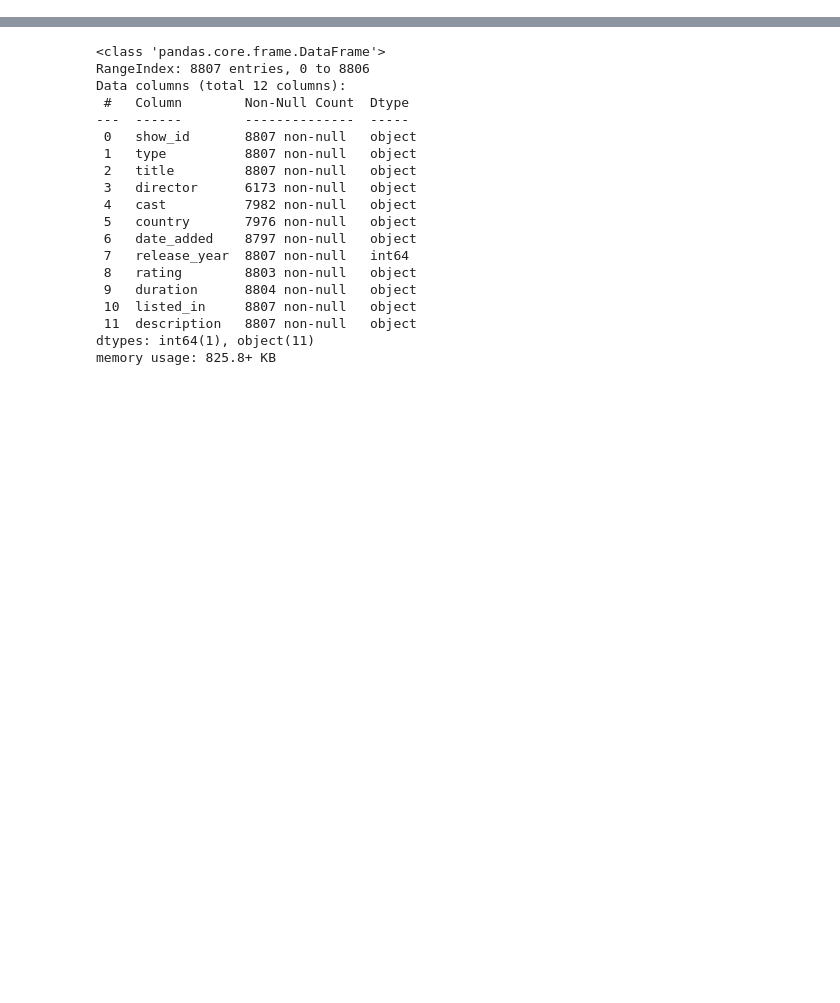
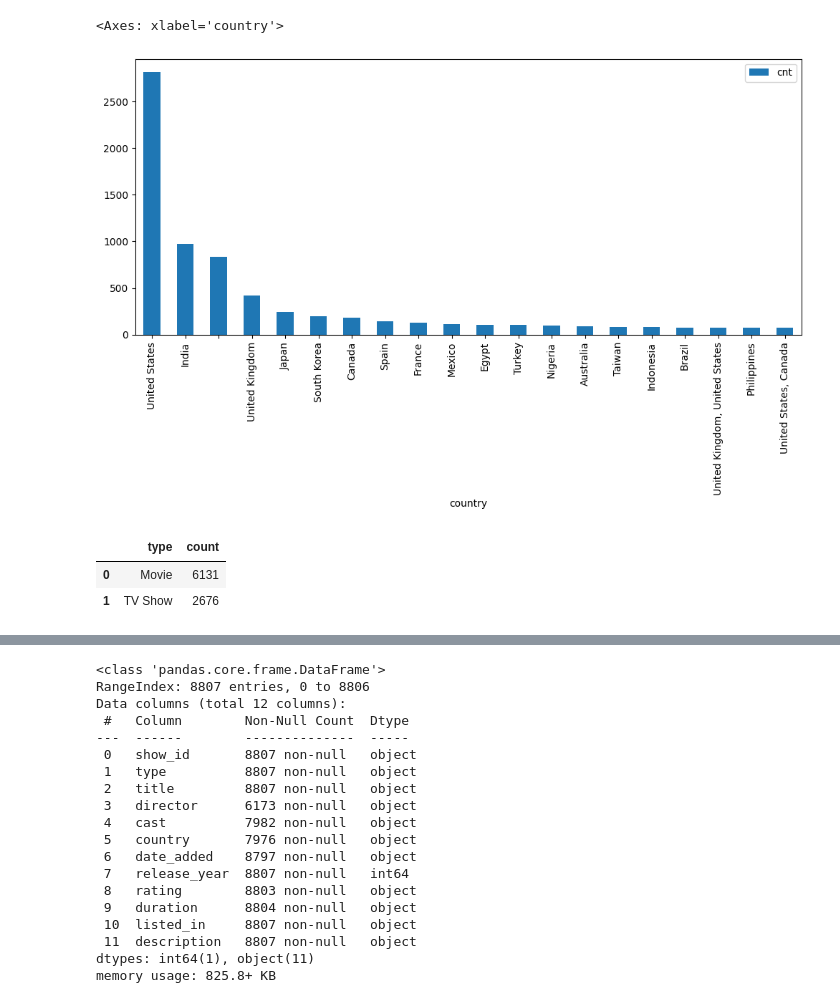
Before and after one commit to Alexey9991984/DataAnalysisPractice, a Jupyter notebook: notebooks/Netflix.ipynb, the cells around one changed output, grey strips where cells are left out. Saved outputs shown, nothing was run; the diff lists cells and outputs as text; code cells hidden in the pictures; blank space fills up the shorter version.

Commit message:
в процессе обучение подключил SQL запросы к базе Netfix и научился при помощи запросов SQL преобразовывать выборку в DataFrame для более детального разбора))

```diff
--- a/notebooks/Netflix.ipynb
+++ b/notebooks/Netflix.ipynb
@@ -4,0 +6,11 @@ import matplotlib.pyplot as plt
+# %%
+engine = create_engine("postgresql://postgres:@localhost:5432/postgres")
+# подключение к базе данных PostgreSQL с помощью SQLAlchemy
+df = pd.read_sql("""
+SELECT *
+FROM netflix
+LIMIT 10
+""", engine)
+# получение первых 10 строк таблицы netflix из базы
+# данных PostgreSQL и сохранение результата в DataFrame
+df
@@ -4,0 +29,9 @@ import matplotlib.pyplot as plt
+# %%
+df = pd.read_sql("""
+SELECT country, COUNT(*) AS cnt
+FROM netflix
+GROUP BY country
+ORDER BY cnt DESC
+LIMIT 20
+""", engine)
+df
@@ -4,0 +56,17 @@ import matplotlib.pyplot as plt
+# %%
+df.plot(kind='bar', x='country', y='cnt', figsize=(12,5))
+# построение столбчатой диаграммы количества шоу по странам
+# %% [output]
+<Axes: xlabel='country'>
+[figure, added]
+# %%
+df = pd.read_sql("""
+SELECT type, COUNT(*)
+FROM netflix
+GROUP BY type
+""", engine) # запрос к базе данных PostgreSQL и сохранение результата в DataFrame
+df
+# %% [output]
+|  | type | count |
+| 0 | Movie | 6131 |
+| 1 | TV Show | 2676 |
```
Also changed, not shown: parts of 11 cells of this notebook, 2 other files.
